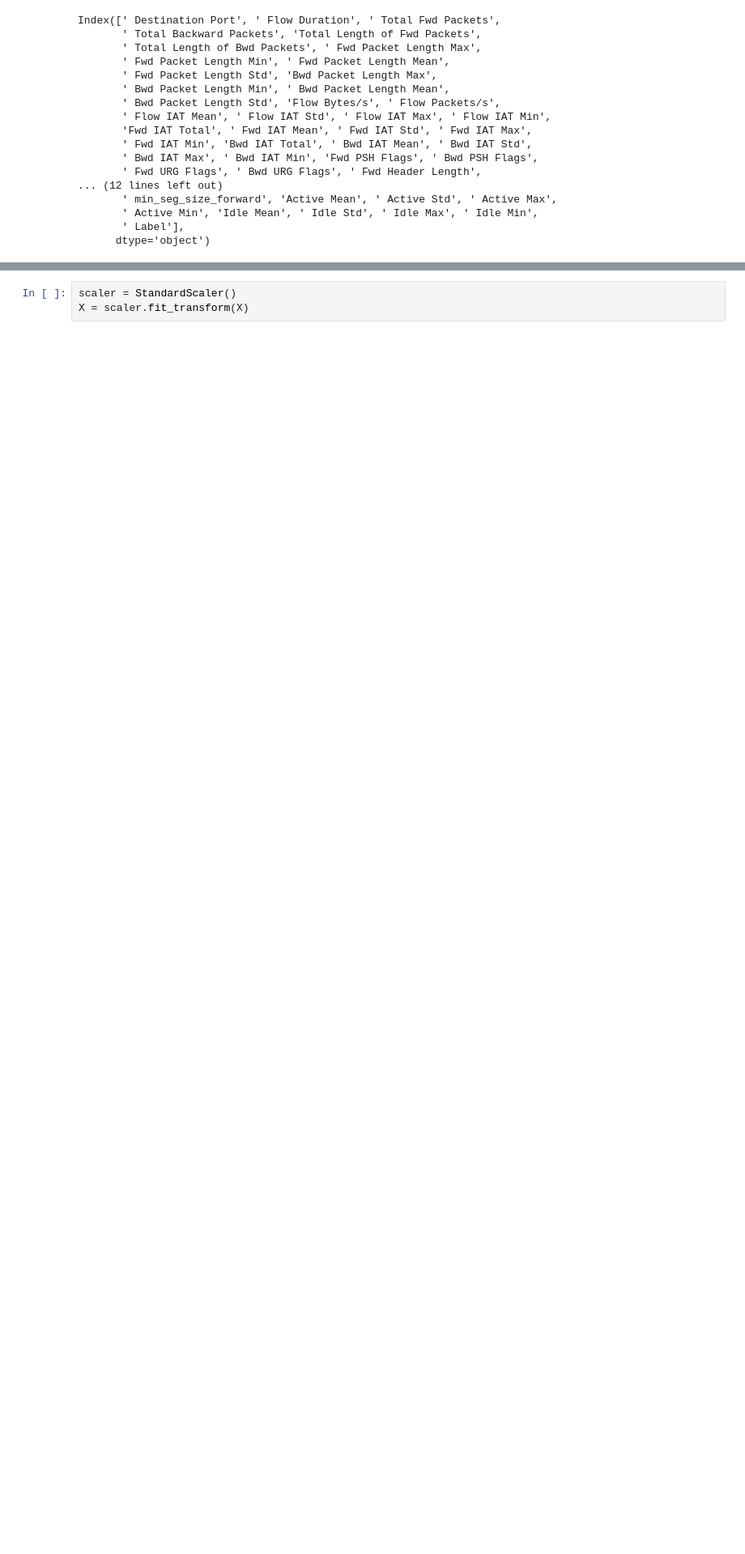
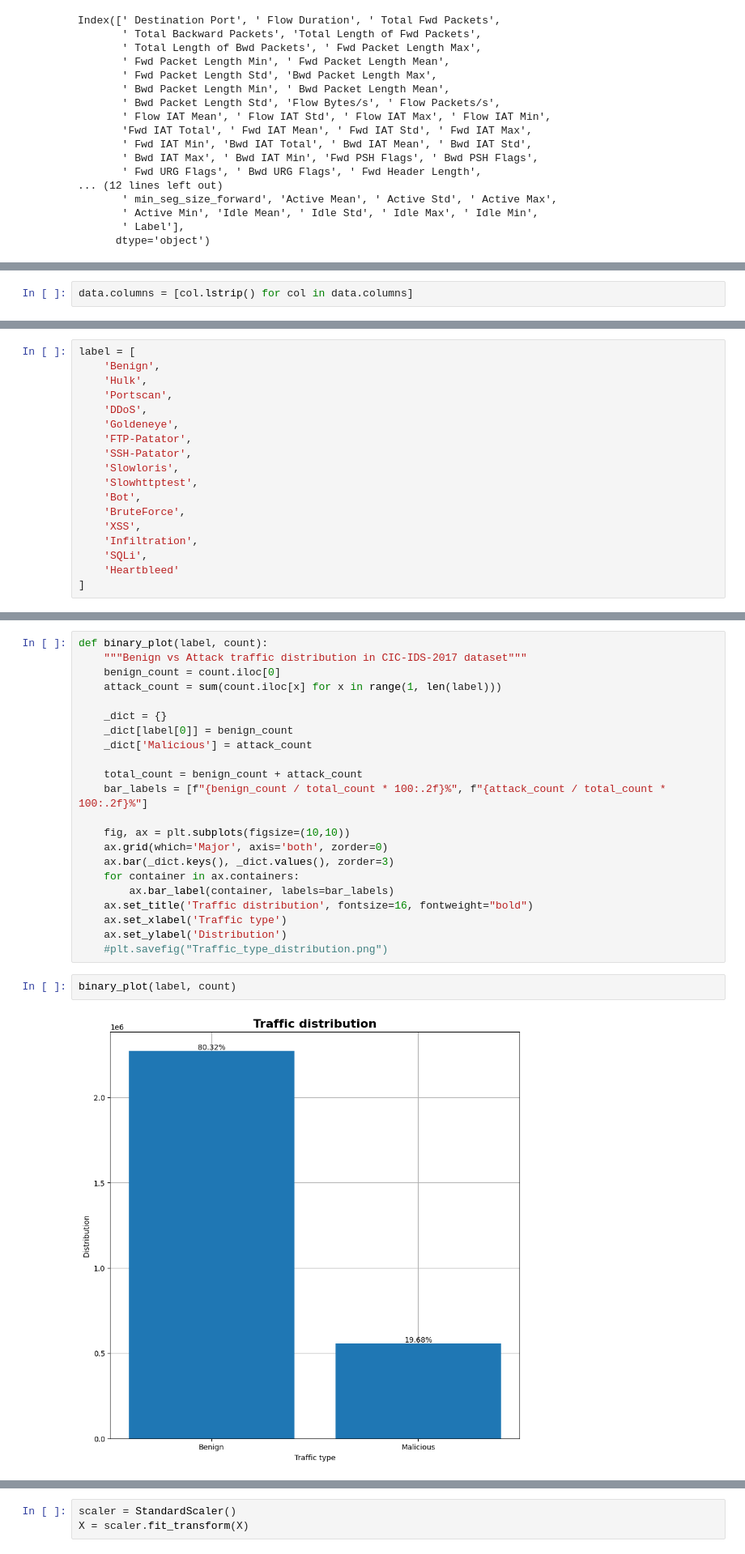
Before and after one commit to KostasEreksonas/RT_IDS, a Jupyter notebook: notebooks/CIC_IDS_2017/CIC_IDS_2017.ipynb, the cells around one changed output, grey strips where cells are left out. Shown at 81% size. Drawn from its saved outputs; the diff is of its cells as text; blank space fills up the shorter version.

Commit message:
(WIP) Exploratory Data Analysis of CIC-IDS-2017

```diff
--- a/notebooks/CIC_IDS_2017/CIC_IDS_2017.ipynb
+++ b/notebooks/CIC_IDS_2017/CIC_IDS_2017.ipynb
@@ -182,0 +115,2 @@ Index([' Destination Port', ' Flow Duration', ' Total Fwd Packets',
+# %%
+data.columns = [col.lstrip() for col in data.columns]
@@ -297,0 +277,18 @@ attack_plot(label, count)
+# %%
+label = [
+    'Benign',
+    'Hulk',
+    'Portscan',
+    'DDoS',
+    'Goldeneye',
+    'FTP-Patator',
+    'SSH-Patator',
+    'Slowloris',
+    'Slowhttptest',
+    'Bot',
+    'BruteForce',
+    'XSS',
+    'Infiltration',
+    'SQLi',
+    'Heartbleed'
+]
@@ -297,0 +335,26 @@ attack_plot(label, count)
+# %%
+def binary_plot(label, count):
+    """Benign vs Attack traffic distribution in CIC-IDS-2017 dataset"""
+    benign_count = count.iloc[0]
+    attack_count = sum(count.iloc[x] for x in range(1, len(label)))
+
+    _dict = {}
+    _dict[label[0]] = benign_count
+    _dict['Malicious'] = attack_count
+
+    total_count = benign_count + attack_count
+    bar_labels = [f"{benign_count / total_count * 100:.2f}%", f"{attack_count / total_count * 100:.2f}%"]
+
+    fig, ax = plt.subplots(figsize=(10,10))
+    ax.grid(which='Major', axis='both', zorder=0)
+    ax.bar(_dict.keys(), _dict.values(), zorder=3)
+    for container in ax.containers:
+        ax.bar_label(container, labels=bar_labels)
+    ax.set_title('Traffic distribution', fontsize=16, fontweight="bold")
+    ax.set_xlabel('Traffic type')
+    ax.set_ylabel('Distribution')
+    #plt.savefig("Traffic_type_distribution.png")
+# %%
+binary_plot(label, count)
+# %% [output]
+[figure, added]
```
Also changed, not shown: parts of 80 cells of this notebook.
